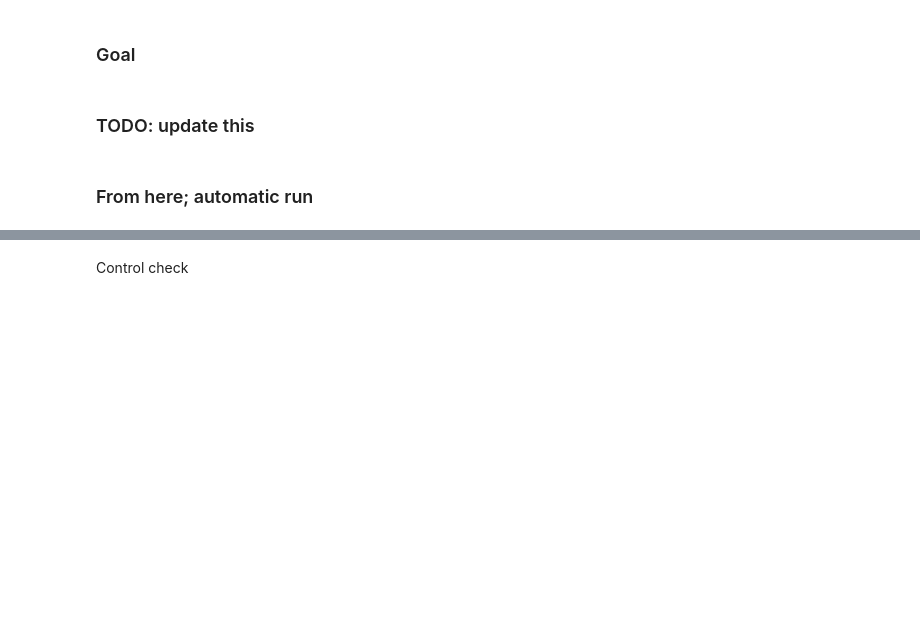
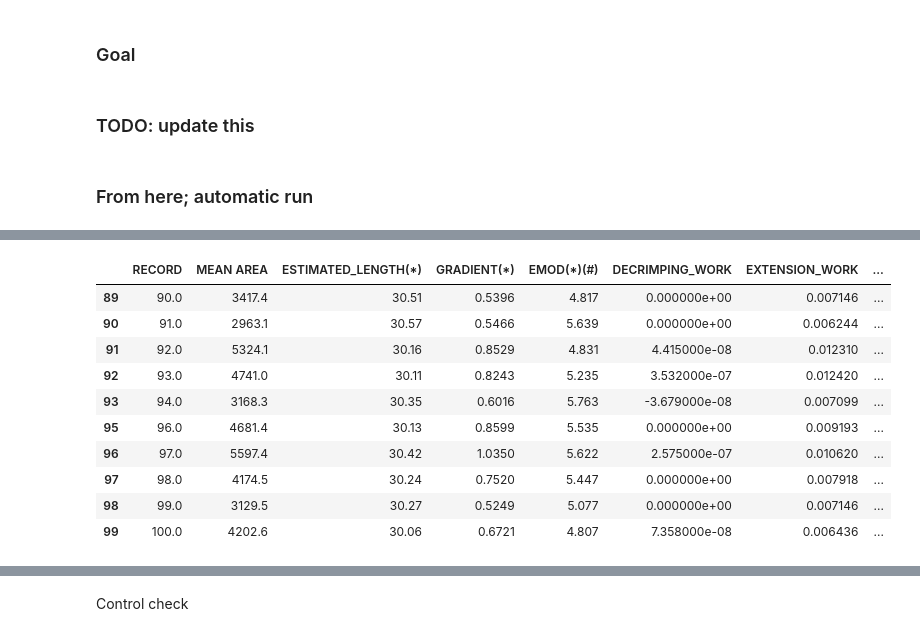
Before and after one commit to michael1788/krap, a Jupyter notebook: notebooks_2/Z01_v1.4_MASTER(single).ipynb, the cells around one changed output, grey strips where cells are left out. Cells and saved outputs as stored; diff of their text form; code cells hidden in the pictures; blank space fills up the shorter version.

```diff
--- a/notebooks_2/Z01_v1.4_MASTER(single).ipynb
+++ b/notebooks_2/Z01_v1.4_MASTER(single).ipynb
@@ -107,3 +126,17 @@ len df: 100, len names: 100
+# %%
+df.tail(10)
+# %% [output]
+|  | RECORD | MEAN AREA | ESTIMATED_LENGTH(*) | GRADIENT(*) | EMOD(*)(#) | DECRIMPING_WORK | EXTENSION_WORK | ... |
+| 89 | 90.0 | 3417.4 | 30.51 | 0.5396 | 4.817 | 0.000000e+00 | 0.007146 | ... |
+| 90 | 91.0 | 2963.1 | 30.57 | 0.5466 | 5.639 | 0.000000e+00 | 0.006244 | ... |
+| 91 | 92.0 | 5324.1 | 30.16 | 0.8529 | 4.831 | 4.415000e-08 | 0.012310 | ... |
+| 92 | 93.0 | 4741.0 | 30.11 | 0.8243 | 5.235 | 3.532000e-07 | 0.012420 | ... |
+| 93 | 94.0 | 3168.3 | 30.35 | 0.6016 | 5.763 | -3.679000e-08 | 0.007099 | ... |
+| 95 | 96.0 | 4681.4 | 30.13 | 0.8599 | 5.535 | 0.000000e+00 | 0.009193 | ... |
+| 96 | 97.0 | 5597.4 | 30.42 | 1.0350 | 5.622 | 2.575000e-07 | 0.010620 | ... |
+| 97 | 98.0 | 4174.5 | 30.24 | 0.7520 | 5.447 | 0.000000e+00 | 0.007918 | ... |
+| 98 | 99.0 | 3129.5 | 30.27 | 0.5249 | 5.077 | 0.000000e+00 | 0.007146 | ... |
+| 99 | 100.0 | 4202.6 | 30.06 | 0.6721 | 4.807 | 7.358000e-08 | 0.006436 | ... |
 # %%
 header = 'TENSILE_STRENGTH'
 ymin = 90
```
Also changed, not shown: parts of 13 cells of this notebook, 4 other files.
